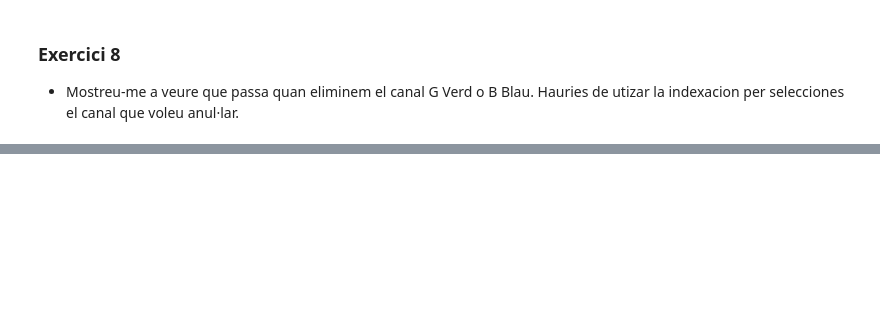
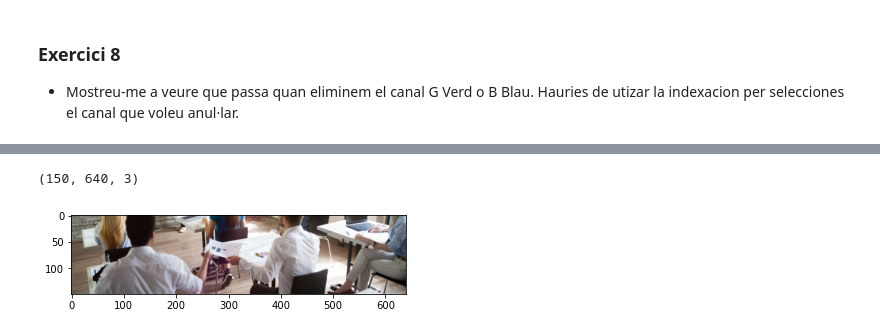
Before and after one commit to jesussantana/imatges_numpy, a Jupyter notebook: imatges_numpy.ipynb, the cells around one changed output, grey strips where cells are left out. Saved outputs shown, nothing was run; the diff lists cells and outputs as text; code cells hidden in the pictures; blank space fills up the shorter version.

```diff
--- a/imatges_numpy.ipynb
+++ b/imatges_numpy.ipynb
@@ -31,0 +215,7 @@
+# %%
+image2 = image[150:300]
+plt.imshow(image2)
+print(image2.shape)
+# %% [output]
+(150, 640, 3)
+[figure, added]
```
Also changed, not shown: parts of 31 cells of this notebook, 5 other files.
